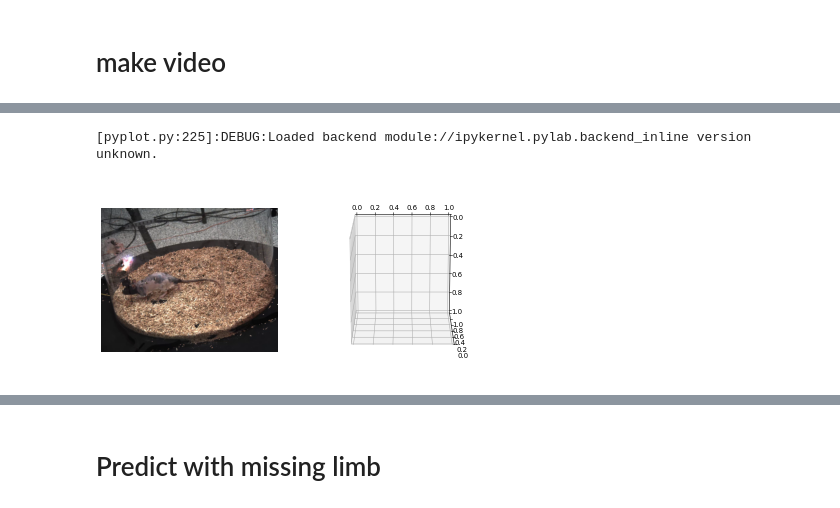
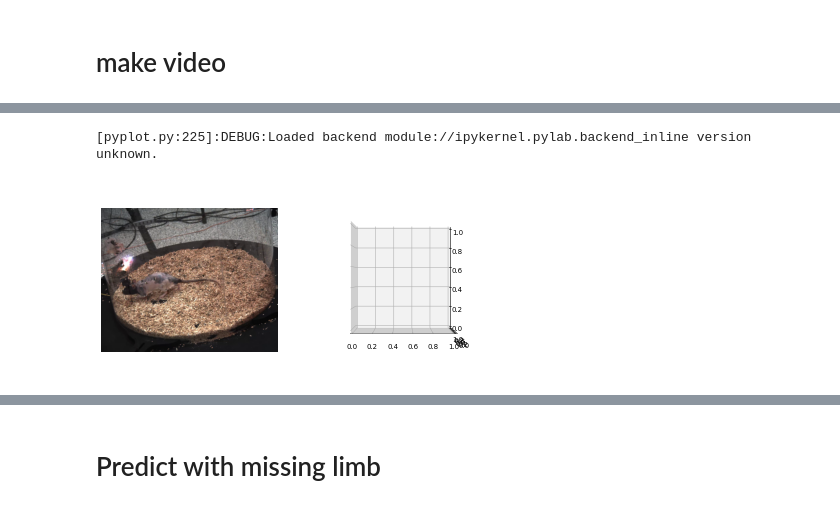
Before and after one commit to NeLy-EPFL/LiftPose3D, a Jupyter notebook: examples/capture/capture_visualize2.ipynb, the cells around one changed output, grey strips where cells are left out. Cells and saved outputs as stored; diff of their text form; code cells hidden in the pictures.

```diff
--- a/examples/capture/capture_visualize2.ipynb
+++ b/examples/capture/capture_visualize2.ipynb
@@ -135,0 +151,34 @@ print(np.nanmean(np.linalg.norm(test_3d_gt[:, good_joints] - test_3d_pred_aligne
+# %%
+from celluloid import Camera
+from load import read_data
+from liftpose.plot import plot_pose_3d
+import matplotlib.gridspec as gridspec
+from load import plot_pose_2d
+%matplotlib widget
+
+session_id = 0
+
+#mat = [read_data(session_id, cid) for (cid,_) in enumerate(cam_list)]
+fig = plt.figure(figsize=(20,10), dpi=50)
+
+
+frame_id = 1350
+
+ax_2d = fig.add_subplot(121)
+ax_3d = fig.add_subplot(122, projection='3d')
+ax_3d.view_init(-0, -90)
+
+
+ax_2d = plot_pose_2d(frame_id%2000, cam_id=3, ax=ax_2d, mat=mat, cam_list=cam_list)
+plot_pose_3d(ax=ax_3d, tar=test_3d_gt[frame_id].copy(),
+             pred=test_3d_pred[frame_id].copy(),
+             bones=par_data["vis"]["bones"],
+             limb_id=par_data["vis"]["limb_id"],
+             colors=par_data["vis"]["colors"],
+             normalize=False, show_pred_always=True)
+
+origin = test_3d_gt[frame_id][3]# if np.isnan(test_3d_gt[frame_id][3][0]) else [0,0,0]
+ax_3d.set_xbound(origin[0]-100, origin[0]+100)
+#ax_3d.set_ylim(-100,75)
+ax_3d.set_ylim(-25,150)
+ax_3d.set_zlim(origin[2]-100, origin[2]+100)
@@ -140,37 +246,37 @@ from liftpose.plot import plot_pose_3d
 import matplotlib.gridspec as gridspec
 from load import plot_pose_2d
 %matplotlib inline
 
 session_id = 0
 
 mat = [read_data(session_id, cid) for (cid,_) in enumerate(cam_list)]
-fig = plt.figure(figsize=(10,5), dpi=50)
+fig = plt.figure(figsize=(20,10), dpi=50)
 
 ax_2d = fig.add_subplot(121)
 ax_3d = fig.add_subplot(122, projection='3d')
-ax_3d.view_init(-75, -90)
+ax_3d.view_init(0, -90)
 ax_2d.axis('off')
 
-for idx, frame_id in enumerate(range(2000*2 + 1000, 2000*2 + 1500)):
+for idx, frame_id in enumerate(range(1000, 1500)):
     ax_2d = plot_pose_2d(frame_id%2000, cam_id=3, ax=ax_2d, mat=mat, cam_list=cam_list)
     plot_pose_3d(ax=ax_3d, tar=test_3d_gt[frame_id].copy(),
-                 pred=test_3d_pred_aligned[frame_id].copy(),
+                 pred=test_3d_pred[frame_id].copy(),
                  bones=par_data["vis"]["bones"],
                  limb_id=par_data["vis"]["limb_id"],
                  colors=par_data["vis"]["colors"],
                  normalize=False, show_pred_always=True)
 
     origin = test_3d_gt[frame_id][3]# if np.isnan(test_3d_gt[frame_id][3][0]) else [0,0,0]
     ax_3d.set_xbound(origin[0]-100, origin[0]+100)
     #ax_3d.set_ylim(-100,75)
     ax_3d.set_ylim(-25,150)
     ax_3d.set_zlim(origin[2]-100, origin[2]+100)
 
-    plt.savefig(f'out_across_animals_proc/im{frame_id%2000}.jpg')
+    plt.savefig(f'out_top/im{frame_id%2000}.jpg')
     ax_3d.clear()
     #cam.snap()
 #cam.animate().save('test_marker.mp4')
 # %% [output]
 [pyplot.py:225]:DEBUG:Loaded backend module://ipykernel.pylab.backend_inline version unknown.
-[figure, old version]
+[figure, new version]
 # %%
```
Also changed, not shown: parts of 15 cells of this notebook, 23 other files.
